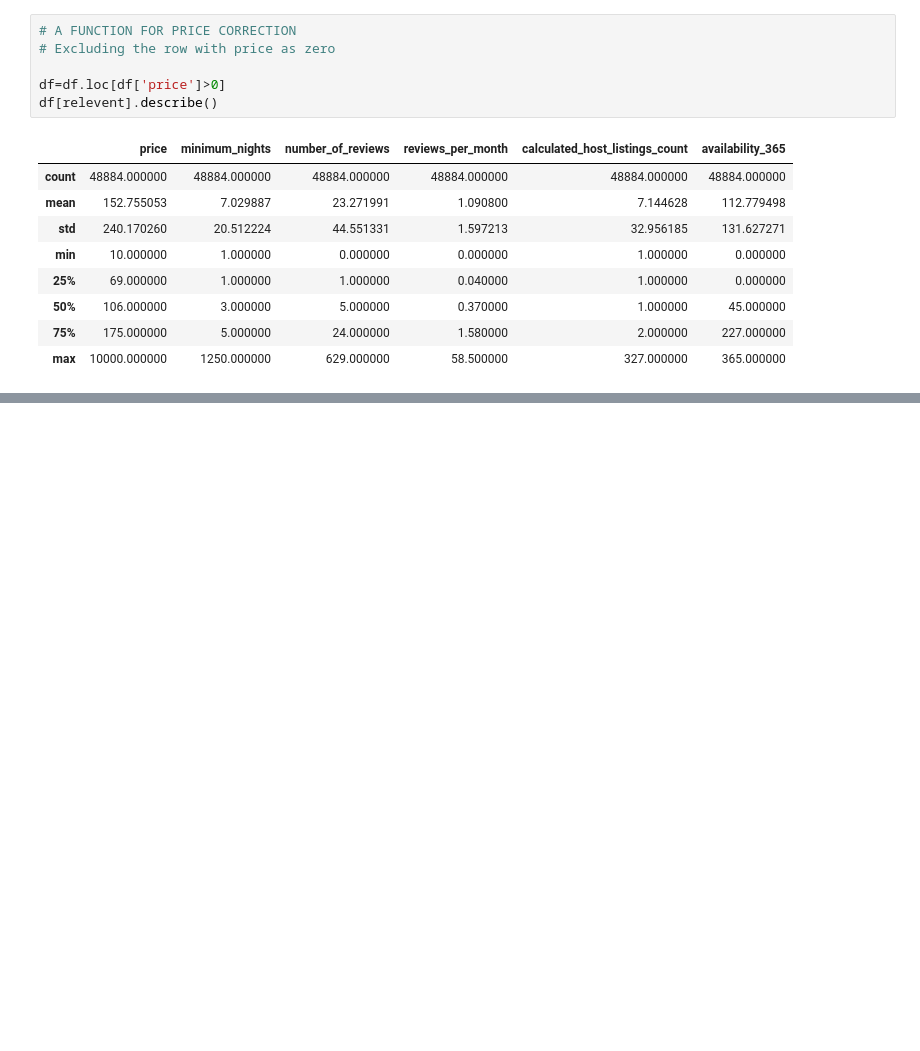
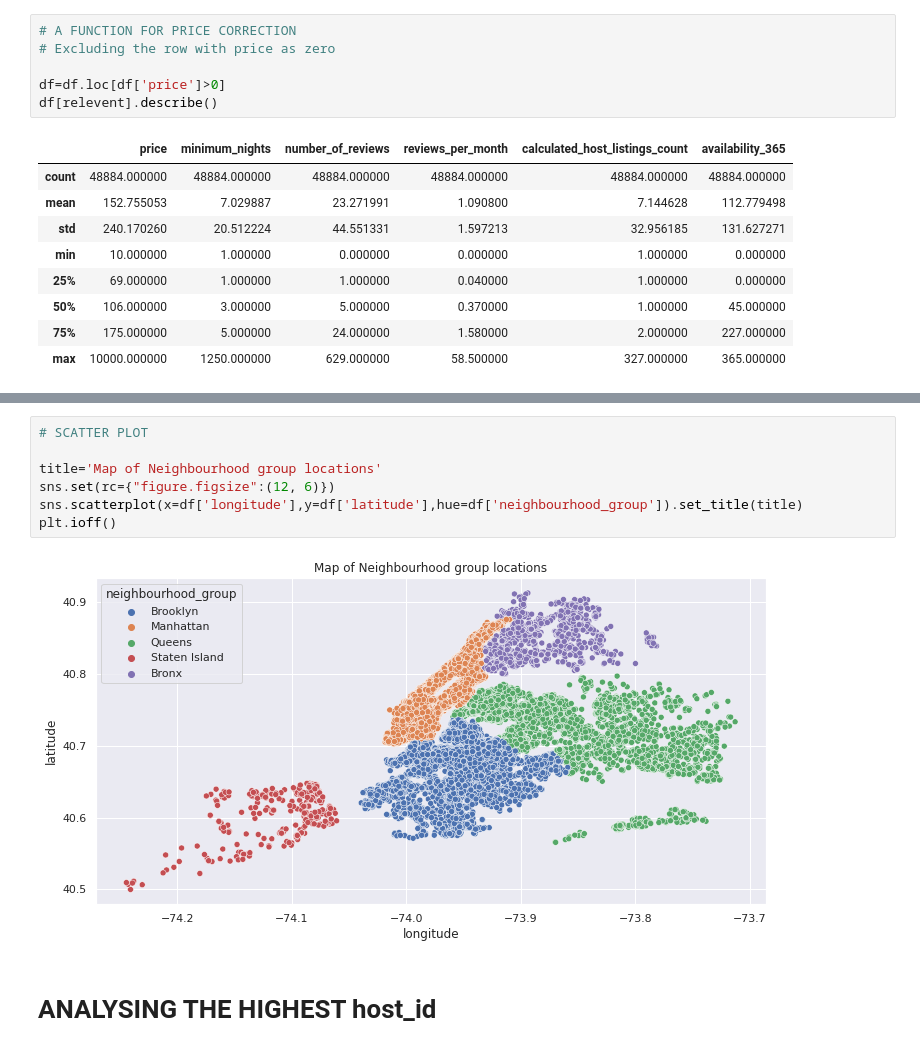
Before and after one commit to ChetanJadhav2341/Airbnb-Bookings-Analysis-EDA, a Jupyter notebook: Airbnb_Bookings_Analysis_Capstone_Project.ipynb, the cells around one changed output, grey strips where cells are left out. Saved outputs shown, nothing was run; the diff lists cells and outputs as text; blank space fills up the shorter version.

```diff
--- a/Airbnb_Bookings_Analysis_Capstone_Project.ipynb
+++ b/Airbnb_Bookings_Analysis_Capstone_Project.ipynb
@@ -205,0 +249,11 @@ df[relevent].describe()
+# %%
+# SCATTER PLOT
+
+title='Map of Neighbourhood group locations'
+sns.set(rc={"figure.figsize":(12, 6)})
+sns.scatterplot(x=df['longitude'],y=df['latitude'],hue=df['neighbourhood_group']).set_title(title)
+plt.ioff()
+# %% [output]
+[figure, added]
+# %% [markdown]
+# **ANALYSING THE HIGHEST host_id**
```
Also changed, not shown: parts of 53 cells of this notebook.
